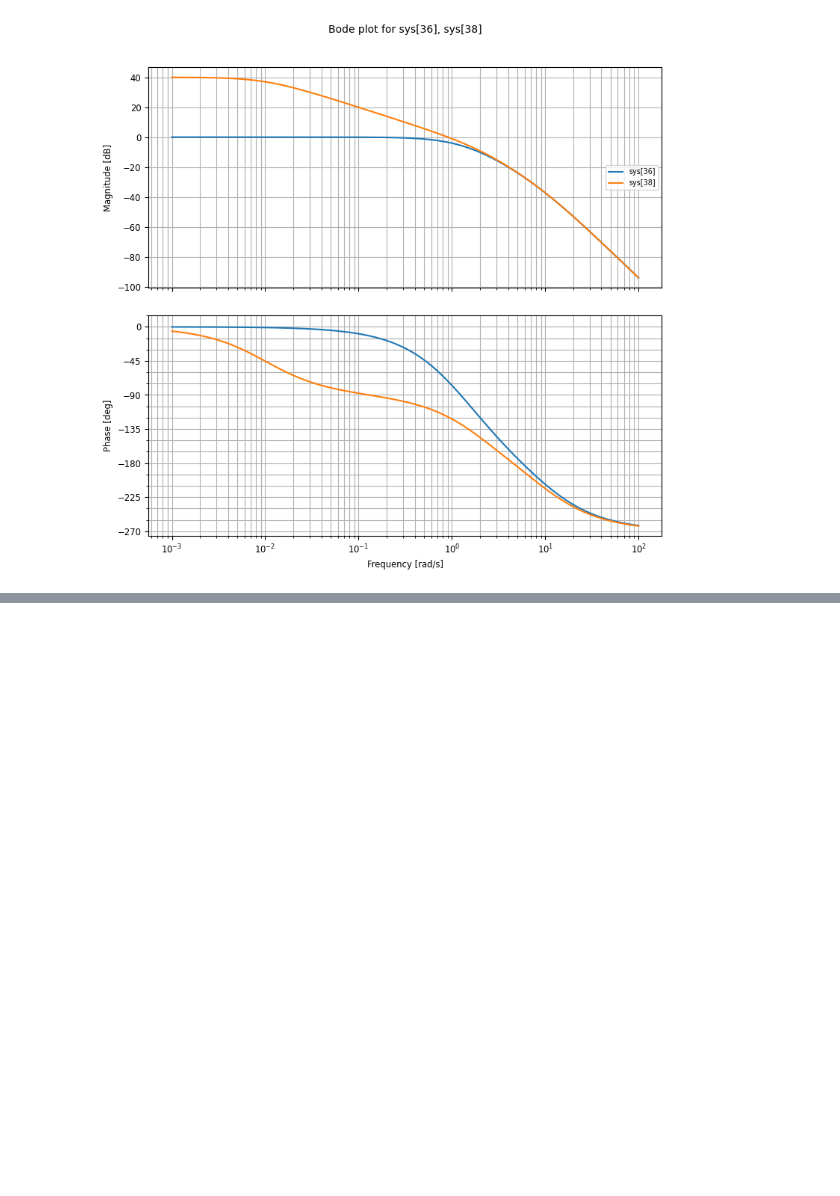
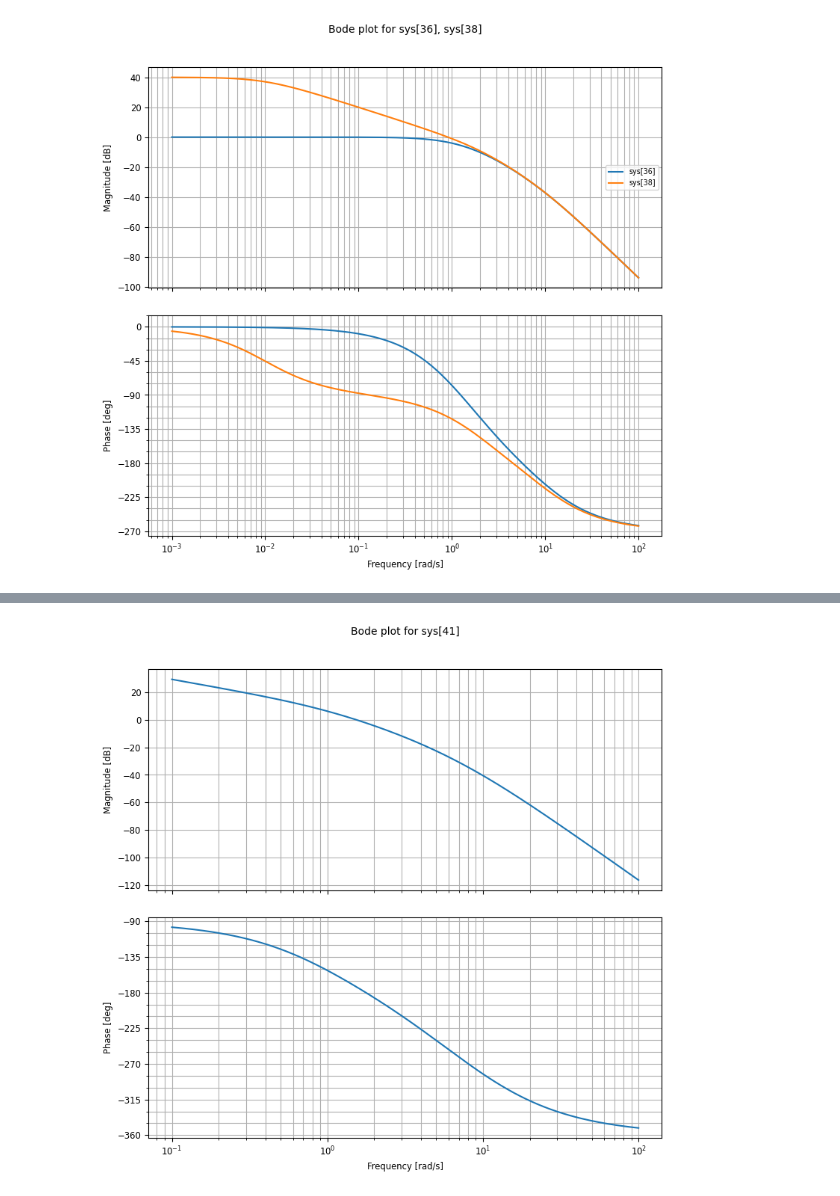
Before and after one commit to Donghoon-Y/inha, a Jupyter notebook: ase3093/bode_plots.ipynb, the cells around one changed output, grey strips where cells are left out. Drawn from its saved outputs; the diff is of its cells as text; code cells hidden in the pictures; blank space fills up the shorter version.

```diff
--- a/ase3093/bode_plots.ipynb
+++ b/ase3093/bode_plots.ipynb
@@ -217,0 +231,6 @@ plt.show()
+# %%
+bode(G, Hz=False)
+fig = plt.gcf().set_size_inches(8, 8)
+plt.show()
+# %% [output]
+[figure, added]
```
Also changed, not shown: parts of 1 cell of this notebook, 1 other file.
